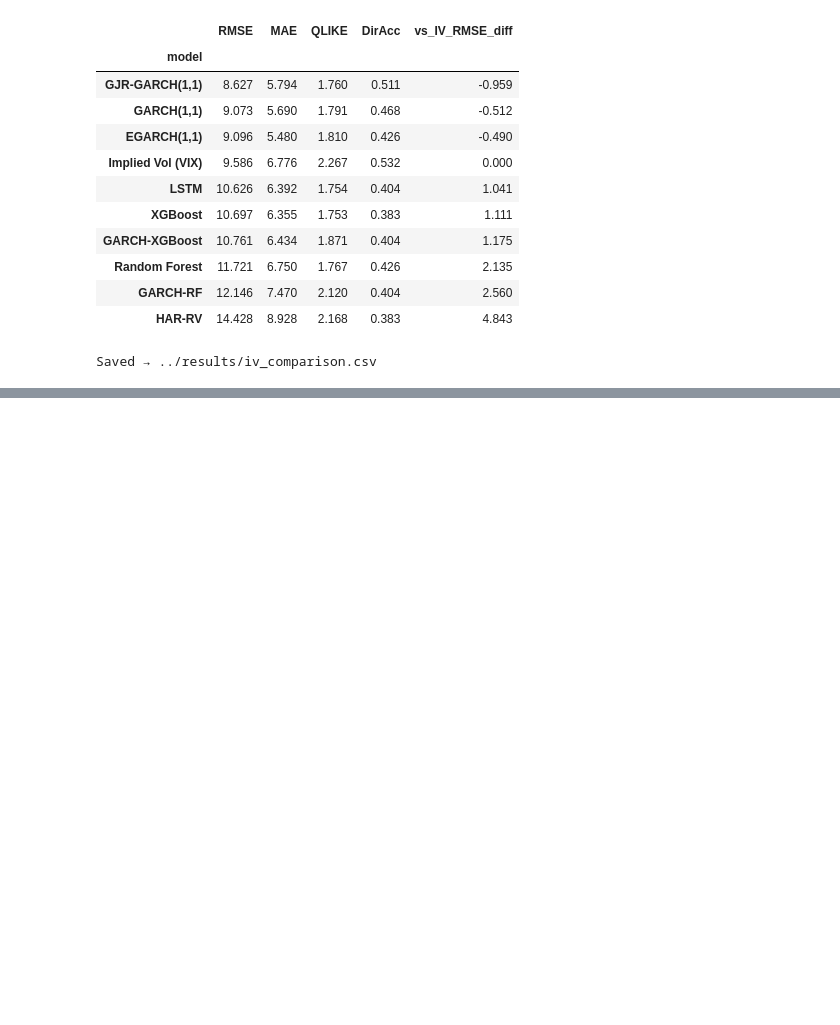
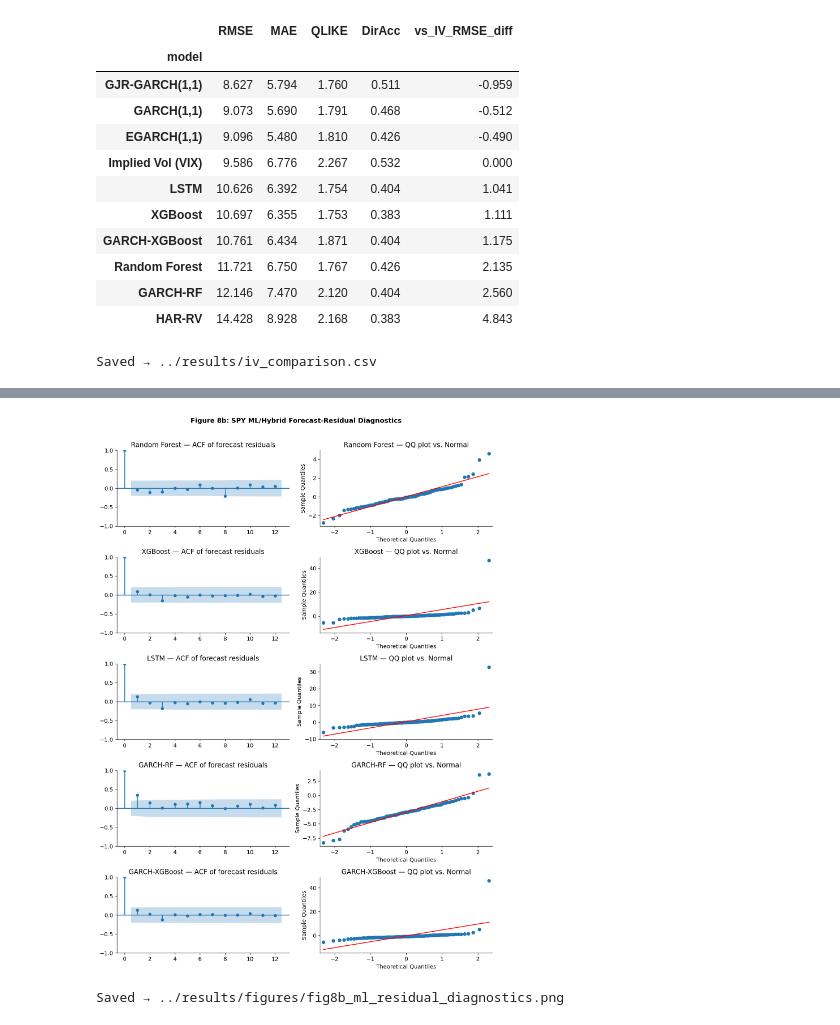
Before and after one commit to anthony-hn-le/Volatility-Research, a Jupyter notebook: notebooks/03_ml_models.ipynb, the cells around one changed output, grey strips where cells are left out. Cells and saved outputs as stored; diff of their text form; code cells hidden in the pictures; blank space fills up the shorter version.

```diff
--- a/notebooks/03_ml_models.ipynb
+++ b/notebooks/03_ml_models.ipynb
@@ -639,0 +649,21 @@ Saved → ../results/iv_comparison.csv
+# %%
+from statsmodels.stats.diagnostic import acorr_ljungbox
+from statsmodels.graphics.tsaplots import plot_acf
+from statsmodels.graphics.gofplots import qqplot
+
+ML_MODELS = ['Random Forest', 'XGBoost', 'LSTM', 'GARCH-RF', 'GARCH-XGBoost']
+
+ml_resids: dict[str, pd.Series] = {}
+for name in ML_MODELS:
+    sub = all_forecasts[name]
+    sub = sub[sub['ticker'] == 'SPY'].dropna(subset=['h1', 'rv_h1'])
+    ml_resids[name] = pd.Series((sub['rv_h1'] - sub['h1']).values)
+
+print("=== Ljung-Box test on forecast residuals (lag=12) ===")
+print("(p < 0.05  =>  residuals still show significant autocorrelation  =>  forecast errors are predictable)")
+lb_rows = []
+for name, resid in ml_resids.items():
+    lb = acorr_ljungbox(resid.dropna(), lags=[12], return_df=True)
+    lb_rows.append({'Model': name, 'LB stat': lb['lb_stat'].iloc[0], 'p-value': lb['lb_pvalue'].iloc[0]})
+lb_df = pd.DataFrame(lb_rows).set_index('Model').round(4)
+display(lb_df)
@@ -639,0 +680,19 @@ Saved → ../results/iv_comparison.csv
+# %%
+fig, axes = plt.subplots(len(ml_resids), 2, figsize=(11, 3 * len(ml_resids)))
+fig.suptitle('Figure 8b: SPY ML/Hybrid Forecast-Residual Diagnostics',
+             fontsize=13, fontweight='bold', y=1.01)
+
+for i, (name, resid) in enumerate(ml_resids.items()):
+    r = resid.dropna()
+    plot_acf(r, lags=12, ax=axes[i, 0], title=f'{name} — ACF of forecast residuals')
+    qqplot(r, line='s', ax=axes[i, 1])
+    axes[i, 1].set_title(f'{name} — QQ plot vs. Normal')
+
+plt.tight_layout()
+path = os.path.join(FIGDIR, 'fig8b_ml_residual_diagnostics.png')
+plt.savefig(path, dpi=200, bbox_inches='tight')
+plt.show()
+print(f"Saved → {path}")
+# %% [output]
+[figure, added]
+Saved → ../results/figures/fig8b_ml_residual_diagnostics.png
```
Also changed, not shown: parts of 6 cells of this notebook, 35 other files.
